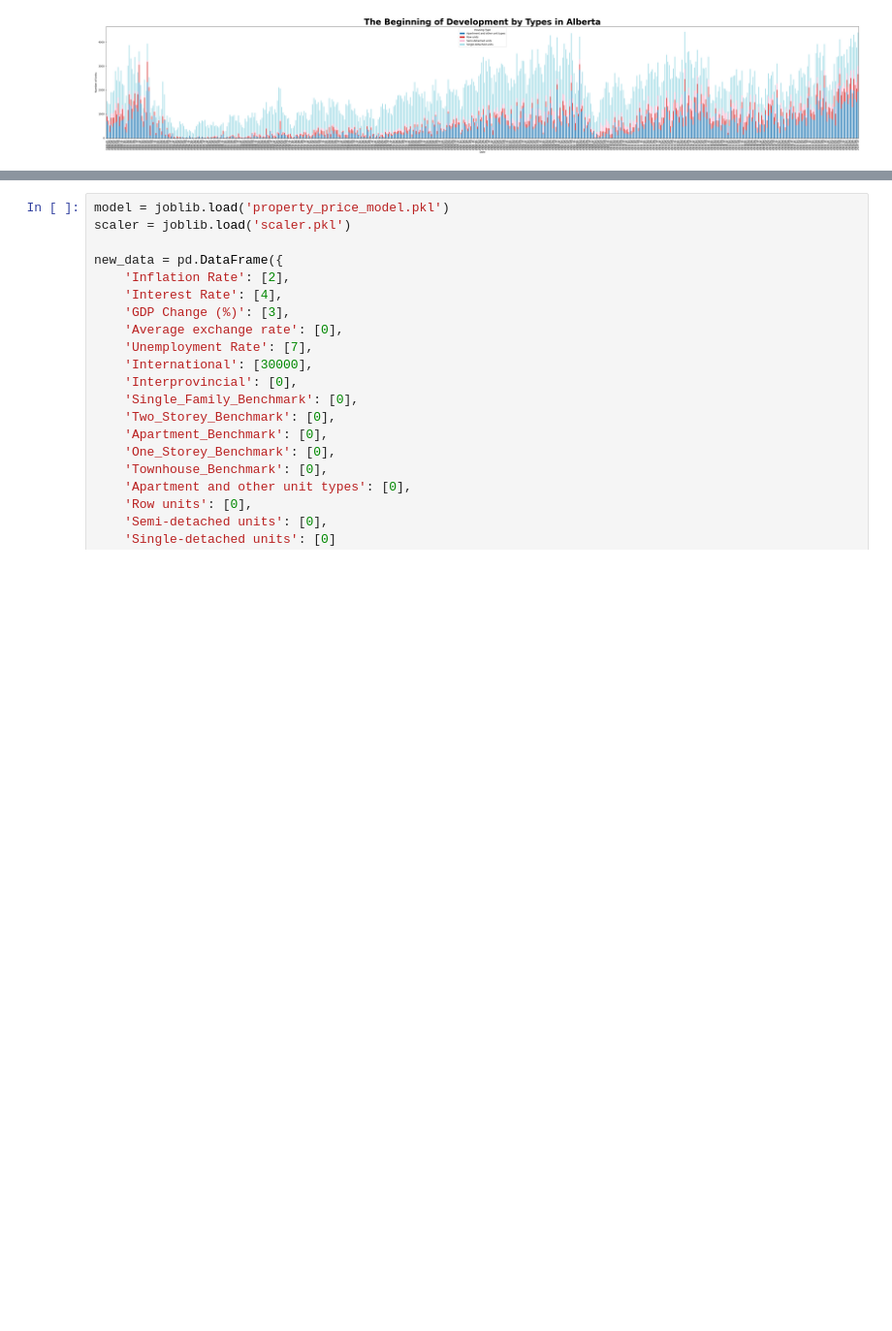
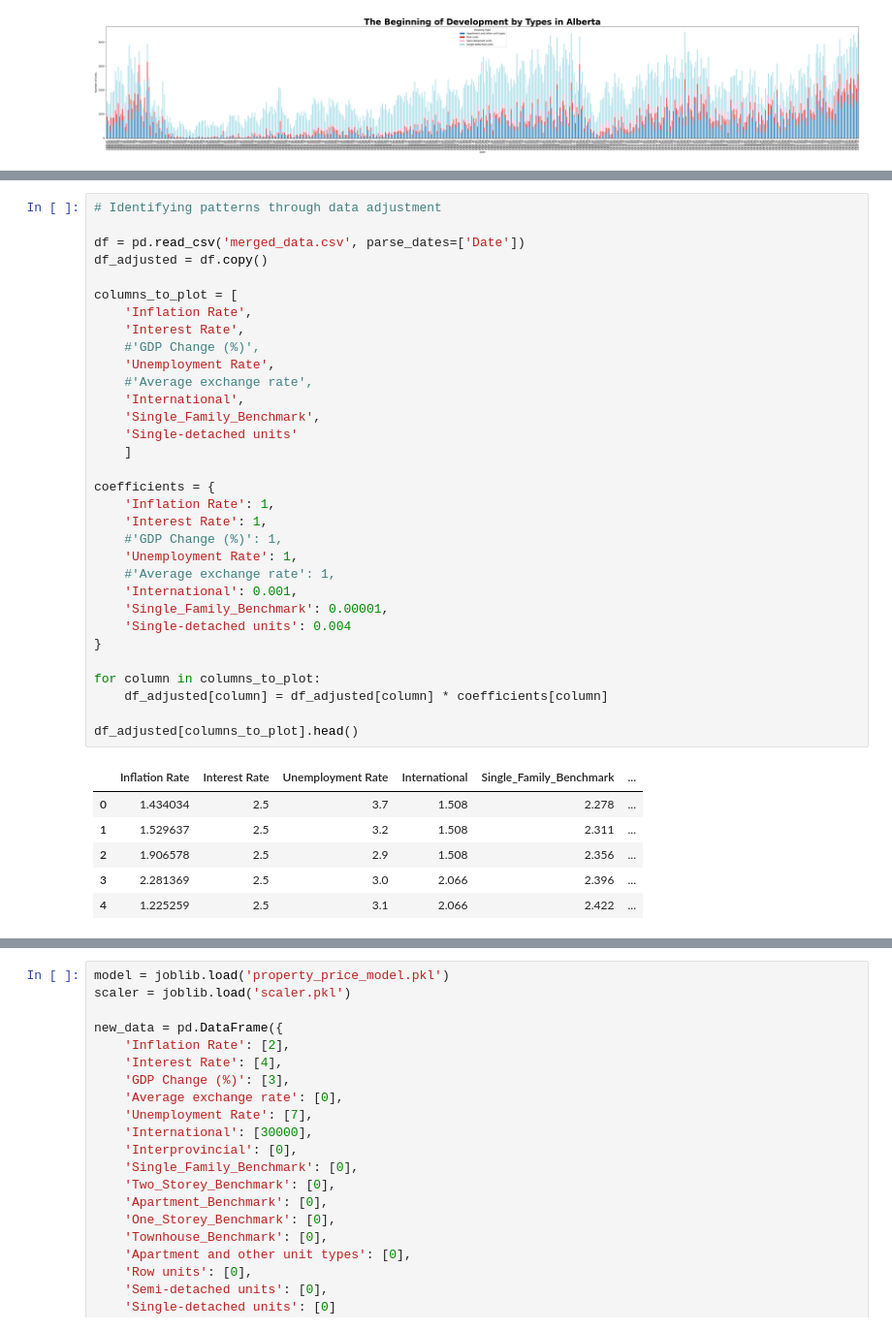
Before and after one commit to novomax-ca/CalgaryRealEstate, a Jupyter notebook: Calgary.ipynb, the cells around one changed output, grey strips where cells are left out. Shown at 97% size. Drawn from its saved outputs; the diff is of its cells as text; blank space fills up the shorter version.

```diff
--- a/Calgary.ipynb
+++ b/Calgary.ipynb
@@ -386,0 +360,39 @@ R^2 Score: 0.9928866797746384
+# %%
+# Identifying patterns through data adjustment
+
+df = pd.read_csv('merged_data.csv', parse_dates=['Date'])
+df_adjusted = df.copy()
+
+columns_to_plot = [
+    'Inflation Rate',
+    'Interest Rate',
+    #'GDP Change (%)',
+    'Unemployment Rate',
+    #'Average exchange rate',
+    'International',
+    'Single_Family_Benchmark',
+    'Single-detached units'
+    ]
+
+coefficients = {
+    'Inflation Rate': 1,
+    'Interest Rate': 1,
+    #'GDP Change (%)': 1,
+    'Unemployment Rate': 1,
+    #'Average exchange rate': 1,
+    'International': 0.001,
+    'Single_Family_Benchmark': 0.00001,
+    'Single-detached units': 0.004
+}
+
+for column in columns_to_plot:
+    df_adjusted[column] = df_adjusted[column] * coefficients[column]
+
+df_adjusted[columns_to_plot].head()
+# %% [output]
+|  | Inflation Rate | Interest Rate | Unemployment Rate | International | Single_Family_Benchmark | ... |
+| 0 | 1.434034 | 2.5 | 3.7 | 1.508 | 2.278 | ... |
+| 1 | 1.529637 | 2.5 | 3.2 | 1.508 | 2.311 | ... |
+| 2 | 1.906578 | 2.5 | 2.9 | 1.508 | 2.356 | ... |
+| 3 | 2.281369 | 2.5 | 3.0 | 2.066 | 2.396 | ... |
+| 4 | 1.225259 | 2.5 | 3.1 | 2.066 | 2.422 | ... |
```
Also changed, not shown: parts of 5 cells of this notebook.
